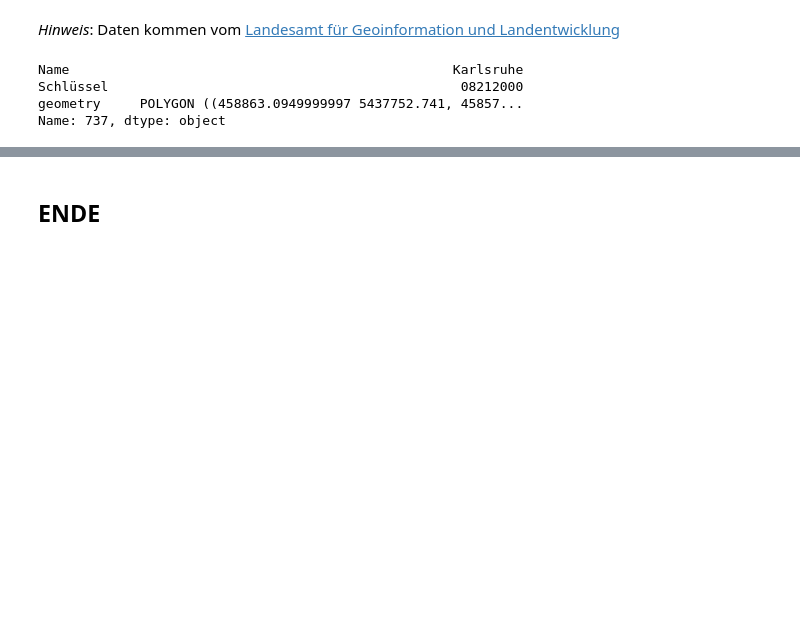
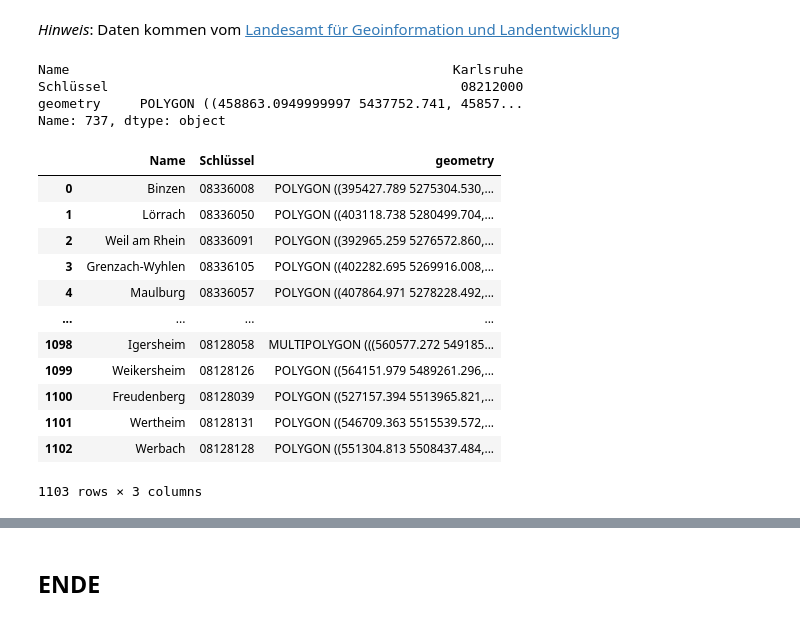
Before and after one commit to KIT-IngGeo/Geodatenanalyse, a Jupyter notebook: tag-4_block-1/geodatenanalyse_4-1-11_vorlesung.ipynb, the cells around one changed output, grey strips where cells are left out. Drawn from its saved outputs; the diff is of its cells as text; code cells hidden in the pictures; blank space fills up the shorter version.

```diff
--- a/tag-4_block-1/geodatenanalyse_4-1-11_vorlesung.ipynb
+++ b/tag-4_block-1/geodatenanalyse_4-1-11_vorlesung.ipynb
@@ -370,6 +456,22 @@ Name                                                 Karlsruhe
 Schlüssel                                             08212000
 geometry     POLYGON ((458863.0949999997 5437752.741, 45857...
 Name: 737, dtype: object
+# %%
+gemeinden
+# %% [output]
+|  | Name | Schlüssel | geometry |
+| 0 | Binzen | 08336008 | POLYGON ((395427.789 5275304.530,... |
+| 1 | Lörrach | 08336050 | POLYGON ((403118.738 5280499.704,... |
+| 2 | Weil am Rhein | 08336091 | POLYGON ((392965.259 5276572.860,... |
+| 3 | Grenzach-Wyhlen | 08336105 | POLYGON ((402282.695 5269916.008,... |
+| 4 | Maulburg | 08336057 | POLYGON ((407864.971 5278228.492,... |
+| ... | ... | ... | ... |
+| 1098 | Igersheim | 08128058 | MULTIPOLYGON (((560577.272 549185... |
+| 1099 | Weikersheim | 08128126 | POLYGON ((564151.979 5489261.296,... |
+| 1100 | Freudenberg | 08128039 | POLYGON ((527157.394 5513965.821,... |
+| 1101 | Wertheim | 08128131 | POLYGON ((546709.363 5515539.572,... |
+| 1102 | Werbach | 08128128 | POLYGON ((551304.813 5508437.484,... |
+1103 rows × 3 columns
 # %%
 fig, ax = plt.subplots(1, 1, figsize=(10, 10))
 
```
Also changed, not shown: parts of 21 cells of this notebook, 5 other files.
